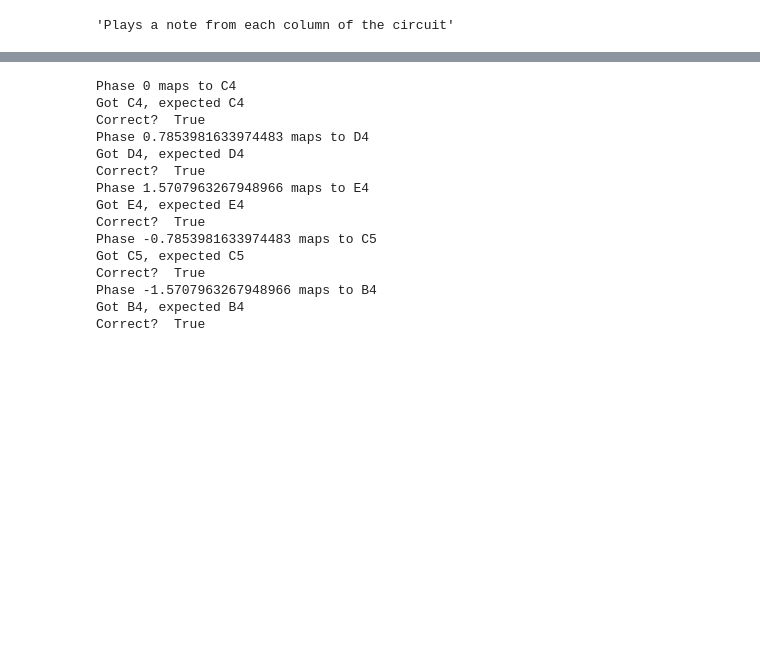
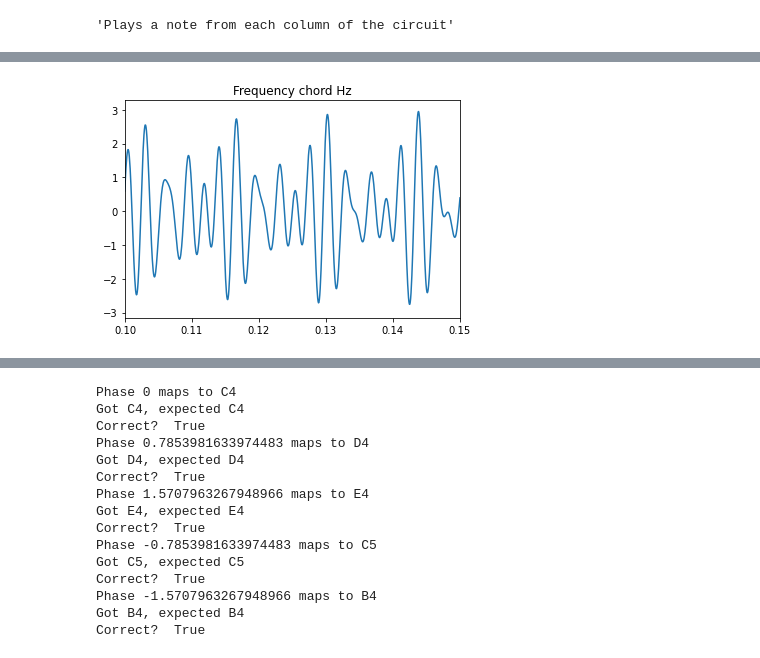
Before and after one commit to marquitos0119/quantum-music, a Jupyter notebook: Notebooks/Audio/notes-from-circuit.ipynb, the cells around one changed output, grey strips where cells are left out. Drawn from its saved outputs; the diff is of its cells as text; code cells hidden in the pictures; blank space fills up the shorter version.

Commit message:
Merge frequencies to sound better

```diff
--- a/Notebooks/Audio/notes-from-circuit.ipynb
+++ b/Notebooks/Audio/notes-from-circuit.ipynb
@@ -155,0 +197,9 @@ def play_notes(notes):
+# %%
+# A chord should sound not bad
+d_maj_chord = [
+    ('D4', 293.66),
+    ('F#4', 369.99),
+    ('A4', 440.00)
+]
+play_notes(d_maj_chord, merge=True, plot=True)
+# %% [output]
@@ -155,0 +207 @@ def play_notes(notes):
+[figure, added]
```
Also changed, not shown: parts of 5 cells of this notebook.
